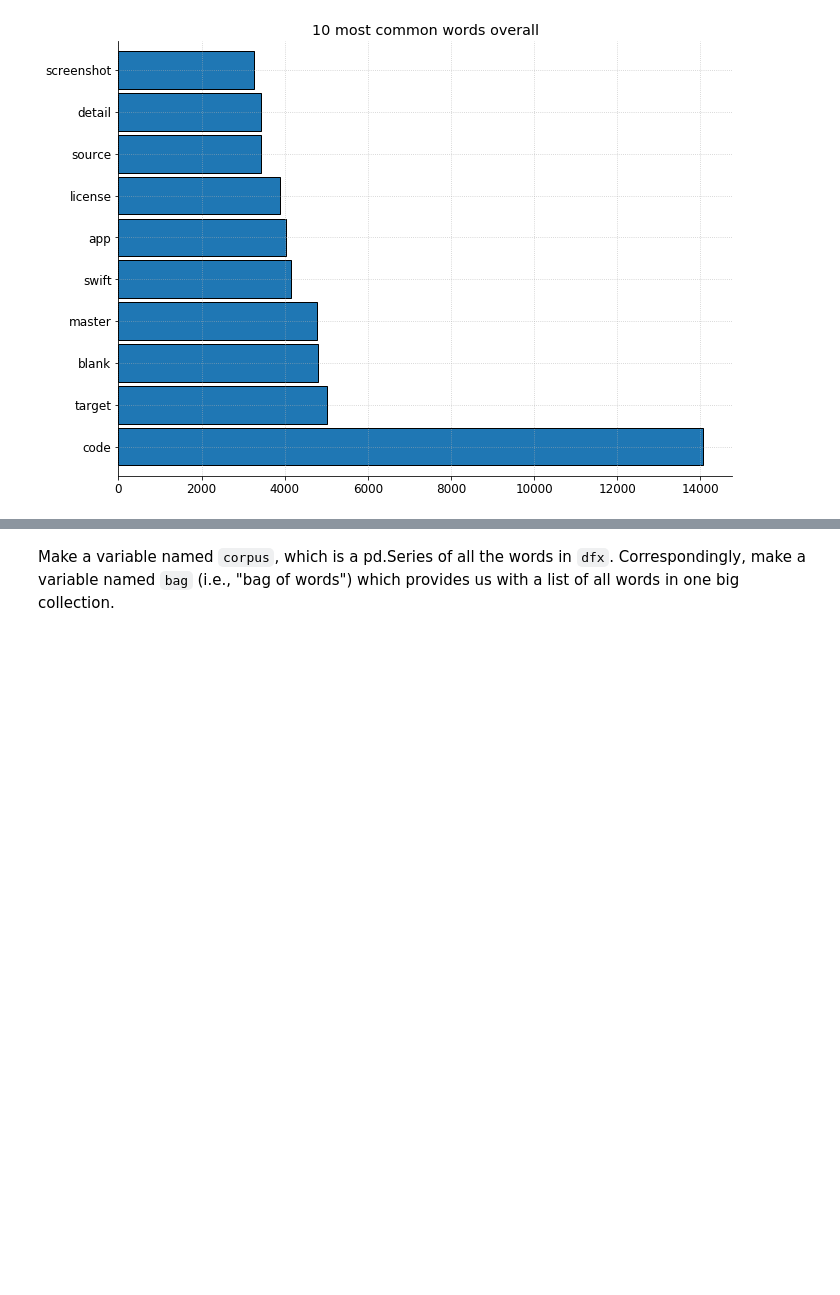
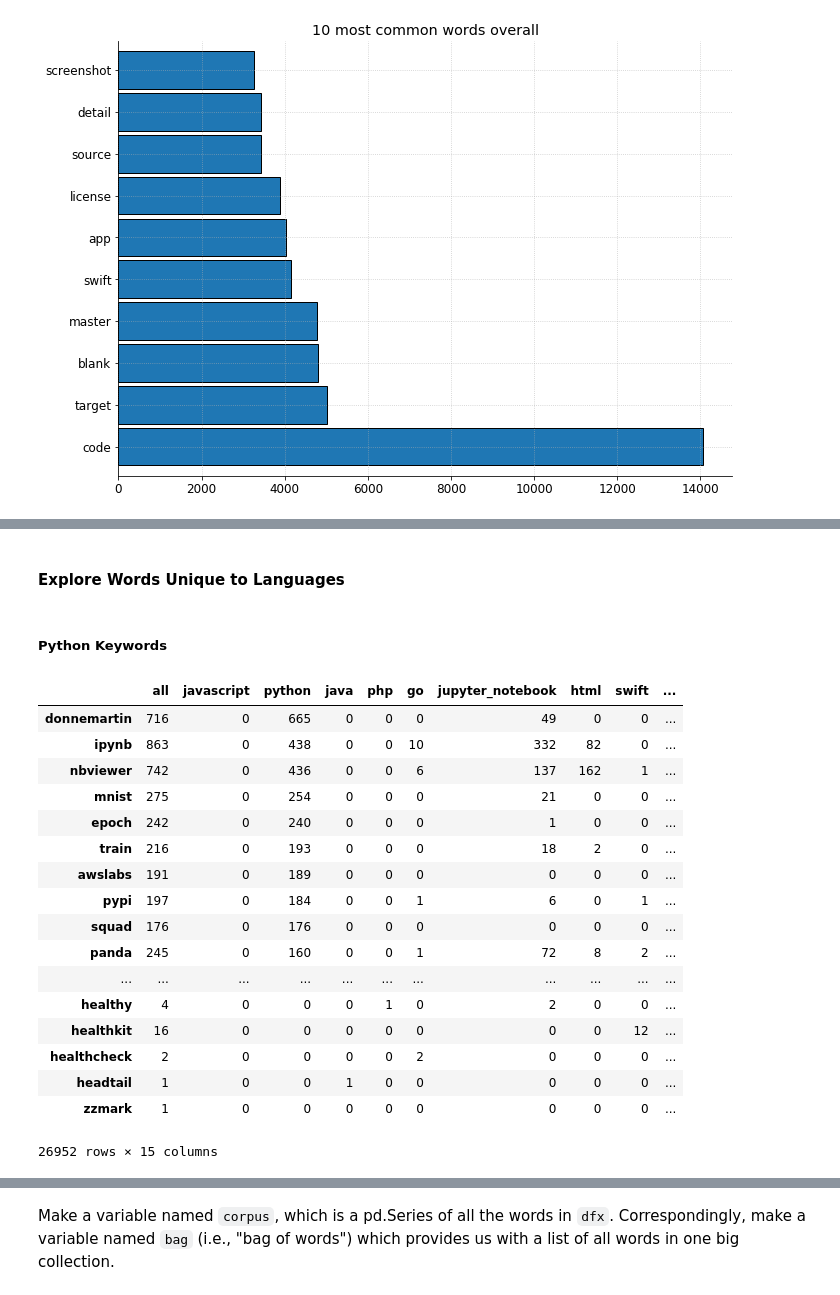
Before and after one commit to pellegrino-nlp/nlp_project, a Jupyter notebook: working_file.ipynb, the cells around one changed output, grey strips where cells are left out. Cells and saved outputs as stored; diff of their text form; code cells hidden in the pictures; blank space fills up the shorter version.

```diff
--- a/working_file.ipynb
+++ b/working_file.ipynb
@@ -375,0 +365,34 @@ plt.show()
+# %%
+# create Series of word frequency by language
+
+js_freq = pd.Series(js_words).value_counts()
+
+p_freq = pd.Series(p_words).value_counts()
+
+j_freq = pd.Series(j_words).value_counts()
+
+php_freq = pd.Series(php_words).value_counts()
+
+go_freq = pd.Series(go_words).value_counts()
+
+jup_freq = pd.Series(jup_words).value_counts()
+
+html_freq = pd.Series(html_words).value_counts()
+
+swift_freq = pd.Series(swift_words).value_counts()
+
+ts_freq = pd.Series(ts_words).value_counts()
+
+ruby_freq = pd.Series(ruby_words).value_counts()
+
+cp_freq = pd.Series(cp_words).value_counts()
+
+css_freq = pd.Series(css_words).value_counts()
+
+shell_freq = pd.Series(shell_words).value_counts()
+
+c_freq = pd.Series(c_words).value_counts()
+
+cs_freq = pd.Series(cs_words).value_counts()
+
+all_freq = pd.Series(all_words).value_counts()
@@ -375,0 +409,7 @@ plt.show()
+# %%
+word_counts = (pd.concat([all_freq, js_freq, p_freq, j_freq, php_freq, go_freq, jup_freq, html_freq, swift_freq, ts_freq, ruby_freq, cp_freq, css_freq, c_freq, cs_freq], axis=1, sort=True)
+ .set_axis(['all', 'javascript', 'python', 'java', 'php', 'go', 'jupyter_notebook', 'html', 'swift', 'typescript', 'ruby', 'C+', 'CSS', 'C', 'C#'], axis=1, inplace=False)
+ .fillna(0)
+ .apply(lambda s: s.astype(int)))
+
+word_counts.head(10)
@@ -386,0 +455,25 @@ plt.show()
+# %% [markdown]
+#### Explore Words Unique to Languages
+# %% [markdown]
+##### Python Keywords
+# %%
+word_counts[word_counts.javascript == 0].sort_values(by='python', ascending=False)
+# %% [output]
+|  | all | javascript | python | java | php | go | jupyter_notebook | html | swift | ... |
+| donnemartin | 716 | 0 | 665 | 0 | 0 | 0 | 49 | 0 | 0 | ... |
+| ipynb | 863 | 0 | 438 | 0 | 0 | 10 | 332 | 82 | 0 | ... |
+| nbviewer | 742 | 0 | 436 | 0 | 0 | 6 | 137 | 162 | 1 | ... |
+| mnist | 275 | 0 | 254 | 0 | 0 | 0 | 21 | 0 | 0 | ... |
+| epoch | 242 | 0 | 240 | 0 | 0 | 0 | 1 | 0 | 0 | ... |
+| train | 216 | 0 | 193 | 0 | 0 | 0 | 18 | 2 | 0 | ... |
+| awslabs | 191 | 0 | 189 | 0 | 0 | 0 | 0 | 0 | 0 | ... |
+| pypi | 197 | 0 | 184 | 0 | 0 | 1 | 6 | 0 | 1 | ... |
+| squad | 176 | 0 | 176 | 0 | 0 | 0 | 0 | 0 | 0 | ... |
+| panda | 245 | 0 | 160 | 0 | 0 | 1 | 72 | 8 | 2 | ... |
+| ... | ... | ... | ... | ... | ... | ... | ... | ... | ... | ... |
+| healthy | 4 | 0 | 0 | 0 | 1 | 0 | 2 | 0 | 0 | ... |
+| healthkit | 16 | 0 | 0 | 0 | 0 | 0 | 0 | 0 | 12 | ... |
+| healthcheck | 2 | 0 | 0 | 0 | 0 | 2 | 0 | 0 | 0 | ... |
+| headtail | 1 | 0 | 0 | 1 | 0 | 0 | 0 | 0 | 0 | ... |
+| zzmark | 1 | 0 | 0 | 0 | 0 | 0 | 0 | 0 | 0 | ... |
+26952 rows × 15 columns
```
Also changed, not shown: parts of 29 cells of this notebook, 1 other file.
